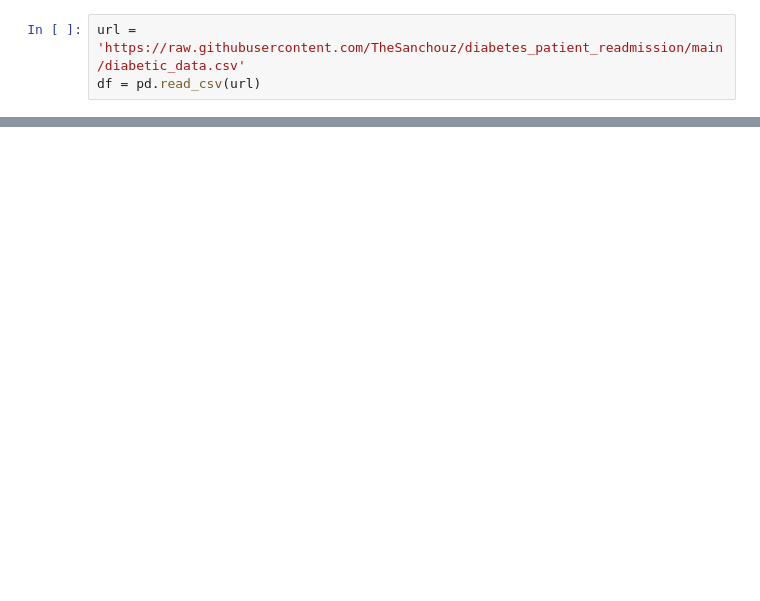
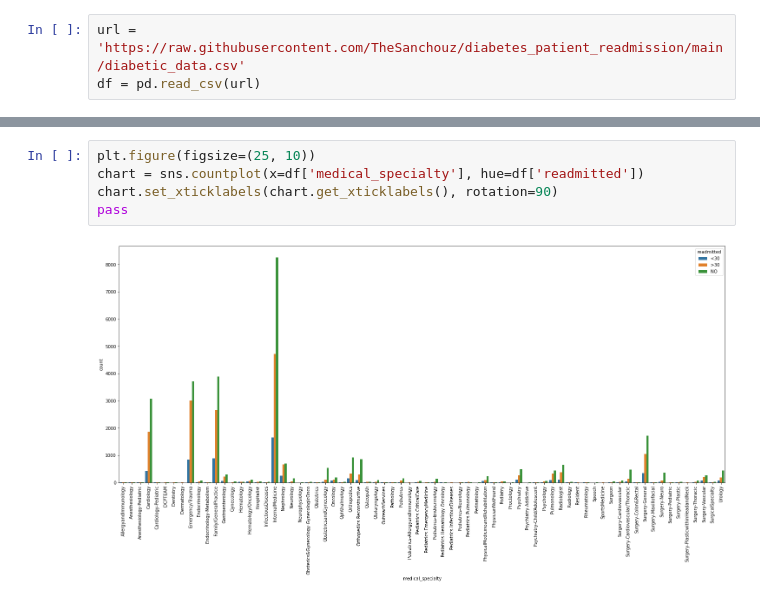
Before and after one commit to TheSanchouz/diabetes_patient_readmission, a Jupyter notebook: notebook.ipynb, the cells around one changed output, grey strips where cells are left out. Drawn from its saved outputs; the diff is of its cells as text; blank space fills up the shorter version.

```diff
--- a/notebook.ipynb
+++ b/notebook.ipynb
@@ -30,0 +199,7 @@ df.head(10).T
+# %%
+plt.figure(figsize=(25, 10))
+chart = sns.countplot(x=df['medical_specialty'], hue=df['readmitted'])
+chart.set_xticklabels(chart.get_xticklabels(), rotation=90)
+pass
+# %% [output]
+[figure, added]
```
Also changed, not shown: parts of 127 cells of this notebook.
